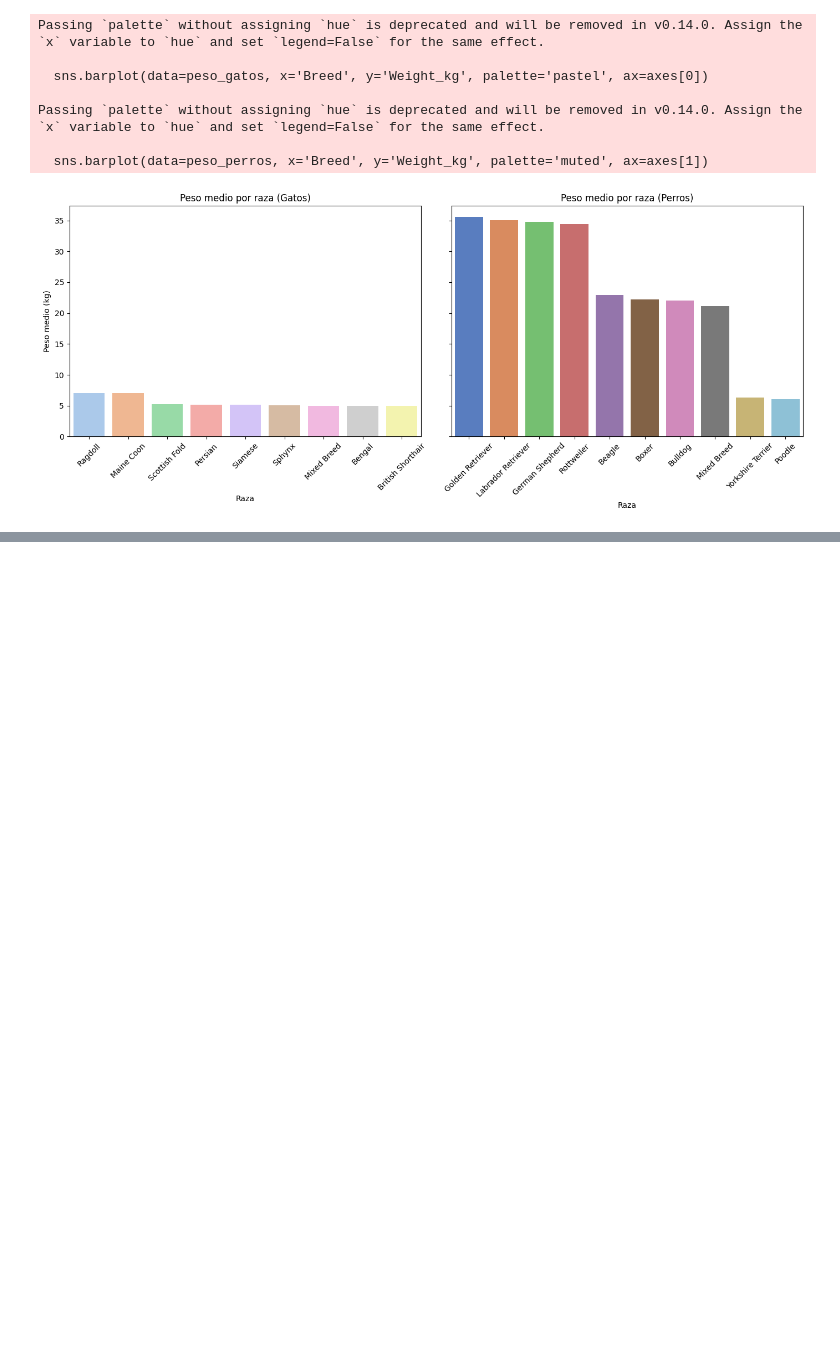
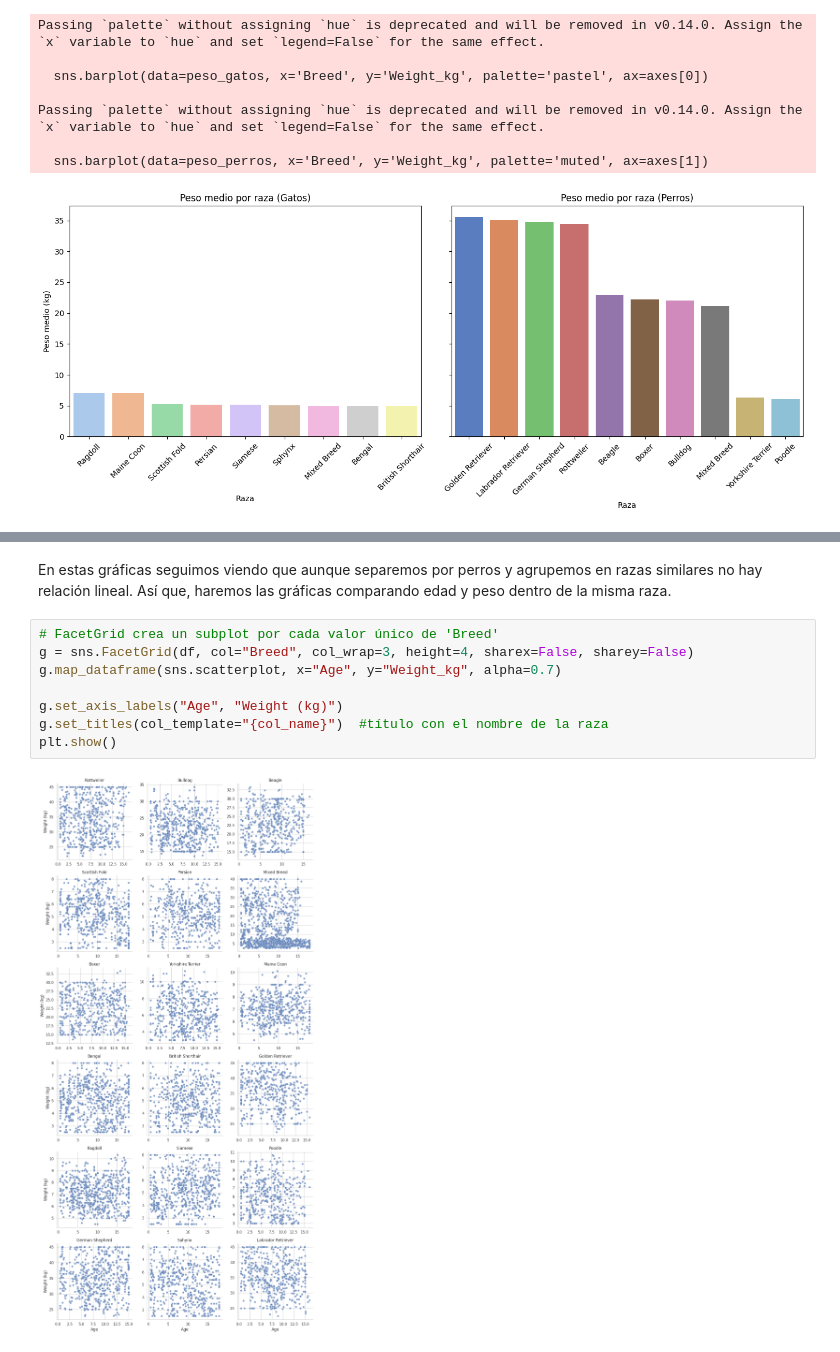
Before and after one commit to Bootcamp-Data-Analyst/p5-analisis_exploratorio_datos-g5, a Jupyter notebook: EDA_Veterinary_Clinical_Dataset.ipynb, the cells around one changed output, grey strips where cells are left out. Drawn from its saved outputs; the diff is of its cells as text; blank space fills up the shorter version.

```diff
--- a/EDA_Veterinary_Clinical_Dataset.ipynb
+++ b/EDA_Veterinary_Clinical_Dataset.ipynb
@@ -544,0 +851,12 @@ Passing `palette` without assigning `hue` is deprecated and will be removed in v
+# %% [markdown]
+En estas gráficas seguimos viendo que aunque separemos por perros y agrupemos en razas similares no hay relación lineal. Así que, haremos las gráficas comparando edad y peso dentro de la misma raza.
+# %%
+# FacetGrid crea un subplot por cada valor único de 'Breed'
+g = sns.FacetGrid(df, col="Breed", col_wrap=3, height=4, sharex=False, sharey=False)
+g.map_dataframe(sns.scatterplot, x="Age", y="Weight_kg", alpha=0.7)
+
+g.set_axis_labels("Age", "Weight (kg)")
+g.set_titles(col_template="{col_name}")  #título con el nombre de la raza
+plt.show()
+# %% [output]
+[figure, added]
```
Also changed, not shown: parts of 11 cells of this notebook.
